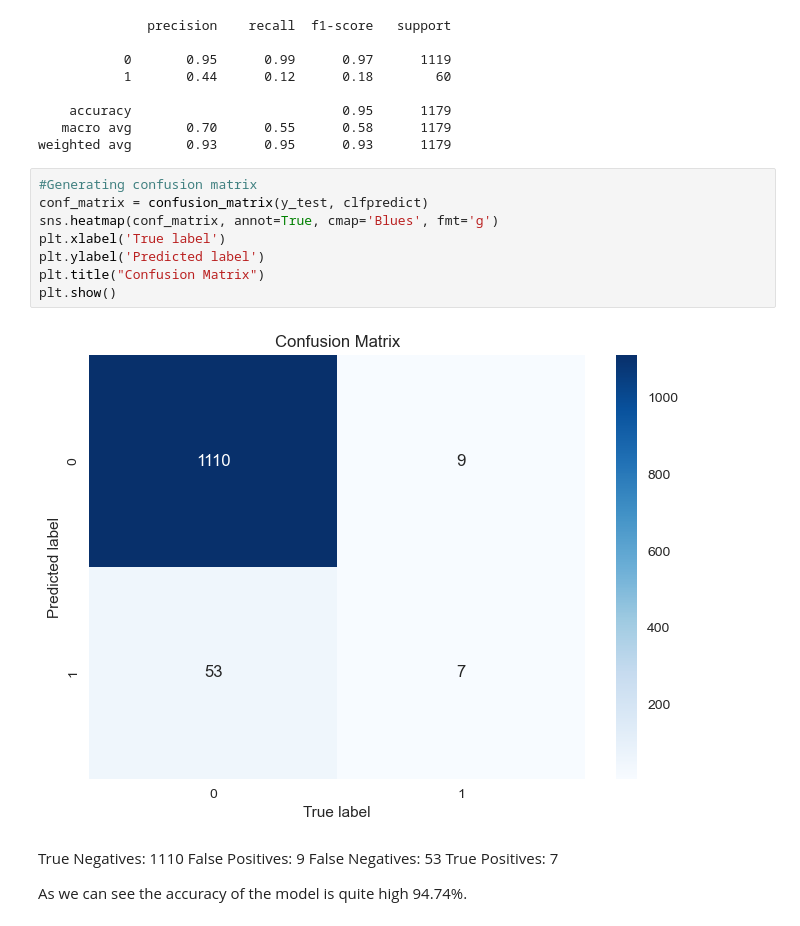
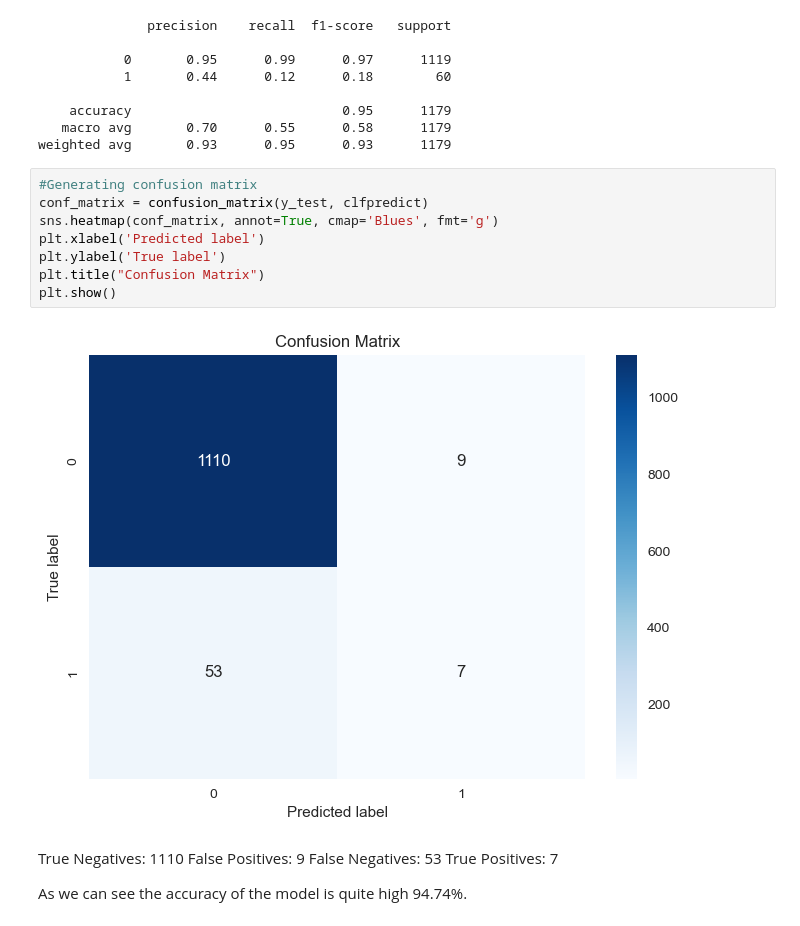
Before and after one commit to vkhait/Project_4, a Jupyter notebook: Project_4_dropped_BMI_values.ipynb, the cells around one changed output. Saved outputs shown, nothing was run; the diff lists cells and outputs as text.

```diff
--- a/Project_4_dropped_BMI_values.ipynb
+++ b/Project_4_dropped_BMI_values.ipynb
@@ -421,13 +421,13 @@ weighted avg       0.93      0.95      0.93      1179
 # %%
 #Generating confusion matrix
 conf_matrix = confusion_matrix(y_test, clfpredict)
 sns.heatmap(conf_matrix, annot=True, cmap='Blues', fmt='g')
-plt.xlabel('True label')
-plt.ylabel('Predicted label')
+plt.xlabel('Predicted label')
+plt.ylabel('True label')
 plt.title("Confusion Matrix")
 plt.show()
 # %% [output]
-[figure, old version]
+[figure, new version]
 # %% [markdown]
 True Negatives: 1110
 False Positives: 9
```
Also changed, not shown: parts of 5 cells of this notebook, 2 other files.
